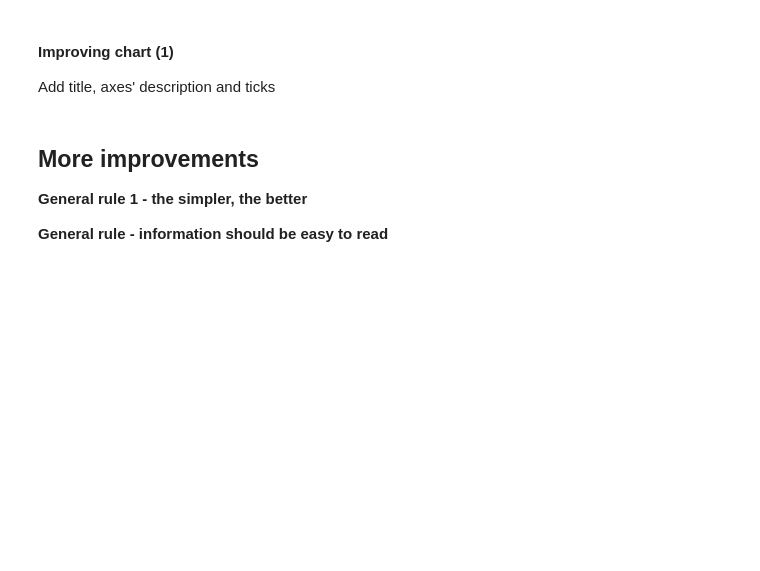
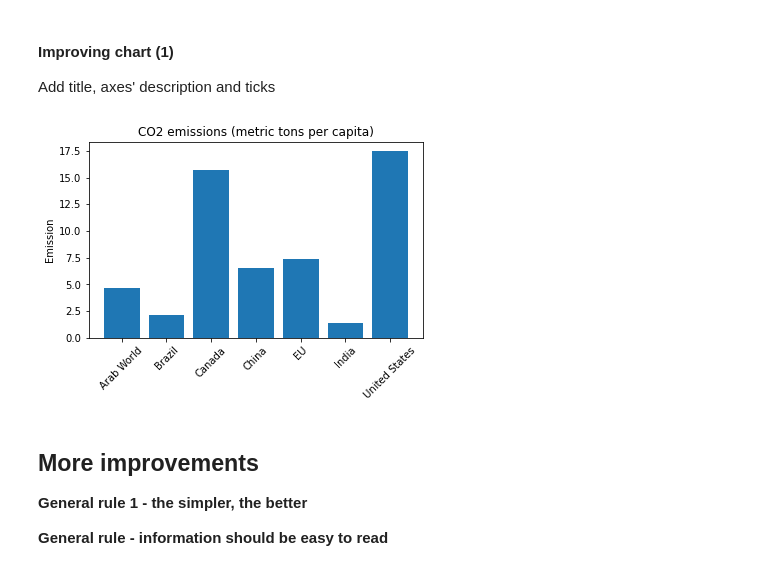
Before and after one commit to For-Chance/CourseOfConstructionInformation, a Jupyter notebook: Class/Class_05/Charts_1/04 - Charts 1 - Empty.ipynb, the cells around one changed output. Cells and saved outputs as stored; diff of their text form; code cells hidden in the pictures; blank space fills up the shorter version.

```diff
--- a/Class/Class_05/Charts_1/04 - Charts 1 - Empty.ipynb
+++ b/Class/Class_05/Charts_1/04 - Charts 1 - Empty.ipynb
@@ -20,6 +129,16 @@ Add to the chart:
 # %% [markdown]
 #### Improving chart (1)
 Add title, axes' description and ticks
+# %%
+plt.figure()
+plt.bar(pos,values,align='center')
+
+plt.title('CO2 emissions (metric tons per capita)')
+plt.ylabel('Emission')
+plt.xticks(pos, x_labels, rotation=45)
+plt.subplots_adjust(bottom=0.2)
+# %% [output]
+[figure, added]
 # %% [markdown]
 ## More improvements
 **General rule 1 - the simpler, the better**
```
Also changed, not shown: parts of 24 cells of this notebook.
